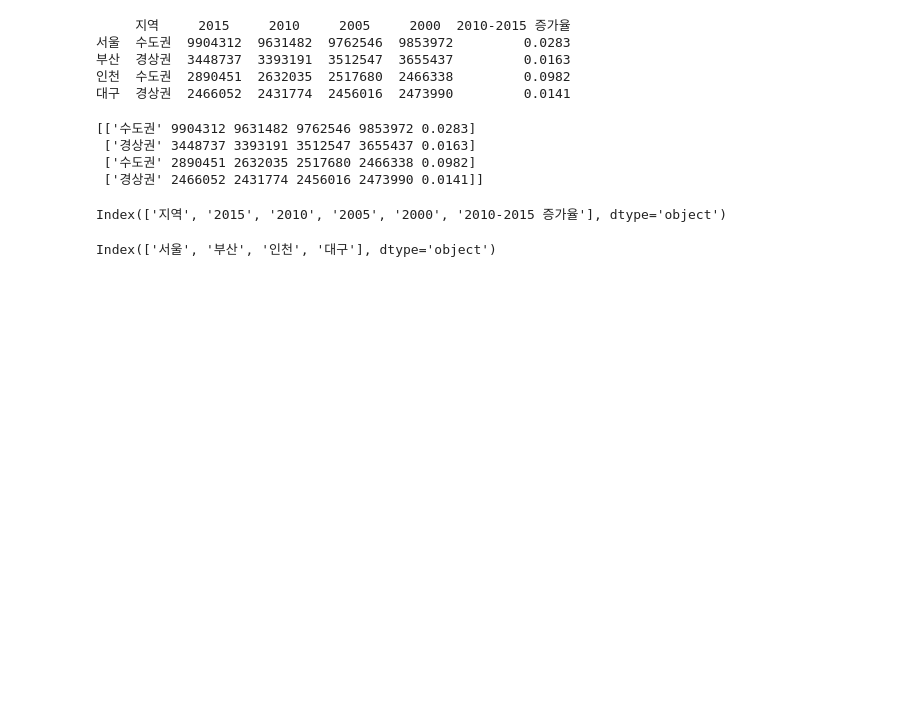
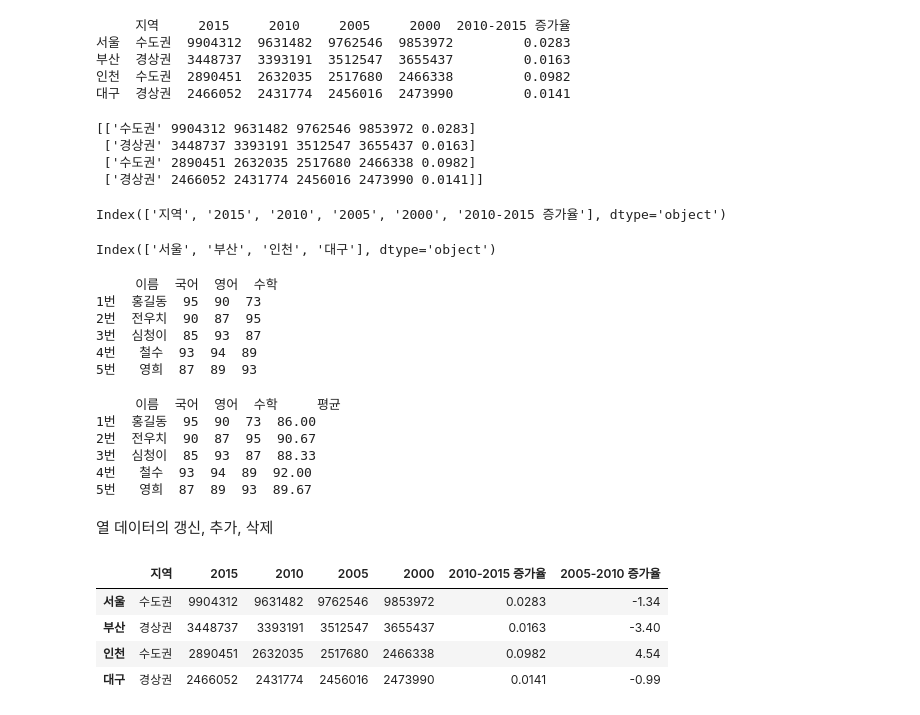
Before and after one commit to JungByoul/Python_Practice, a Jupyter notebook: 1.15_pandas.ipynb, the cells around one changed output. Drawn from its saved outputs; the diff is of its cells as text; code cells hidden in the pictures; blank space fills up the shorter version.

```diff
--- a/1.15_pandas.ipynb
+++ b/1.15_pandas.ipynb
@@ -480,3 +480,44 @@ Index(['지역', '2015', '2010', '2005', '2000', '2010-2015 증가율'], dtype='
 df.index #인덱스값들, 즉 모든 행의 0열 값들 출력
 # %% [output]
 Index(['서울', '부산', '인천', '대구'], dtype='object')
+# %%
+data = {
+    "이름": ["홍길동", "전우치", "심청이", "철수", "영희"],
+    "국어": [95, 90, 85, 93, 87],
+    "영어": [90, 87, 93, 94, 89],
+    "수학": [73, 95, 87, 89, 93],
+}
+columns = ["이름", "국어", "영어", "수학"]
+index = ["1번", "2번", "3번", "4번", "5번"]
+
+df_ex = pd.DataFrame(data, index=index, columns= columns)
+print(df_ex)
+# %% [output]
+     이름  국어  영어  수학
+1번  홍길동  95  90  73
+2번  전우치  90  87  95
+3번  심청이  85  93  87
+4번   철수  93  94  89
+5번   영희  87  89  93
+# %%
+# df_ex['평균'] = df_ex.mean(axis=1).round(2) #문자열이 끼어있어서 안된다. 고로
+df_ex['평균'] = ((df_ex['국어'] + df_ex['영어'] + df_ex['수학'])/3).round(2)
+print(df_ex)
+# %% [output]
+     이름  국어  영어  수학     평균
+1번  홍길동  95  90  73  86.00
+2번  전우치  90  87  95  90.67
+3번  심청이  85  93  87  88.33
+4번   철수  93  94  89  92.00
+5번   영희  87  89  93  89.67
+# %% [markdown]
+열 데이터의 갱신, 추가, 삭제
+# %%
+df["2005-2010 증가율"] = ((df["2010"] - df["2005"]) / df["2005"] *100).round(2)
+df
+# %% [output]
+|  | 지역 | 2015 | 2010 | 2005 | 2000 | 2010-2015 증가율 | 2005-2010 증가율 |
+| 서울 | 수도권 | 9904312 | 9631482 | 9762546 | 9853972 | 0.0283 | -1.34 |
+| 부산 | 경상권 | 3448737 | 3393191 | 3512547 | 3655437 | 0.0163 | -3.40 |
+| 인천 | 수도권 | 2890451 | 2632035 | 2517680 | 2466338 | 0.0982 | 4.54 |
+| 대구 | 경상권 | 2466052 | 2431774 | 2456016 | 2473990 | 0.0141 | -0.99 |
```
